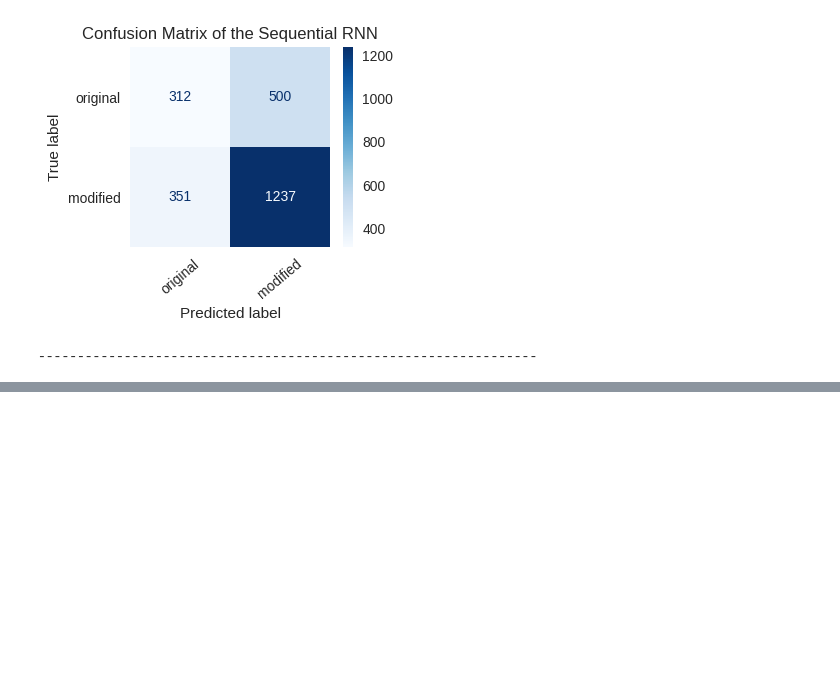
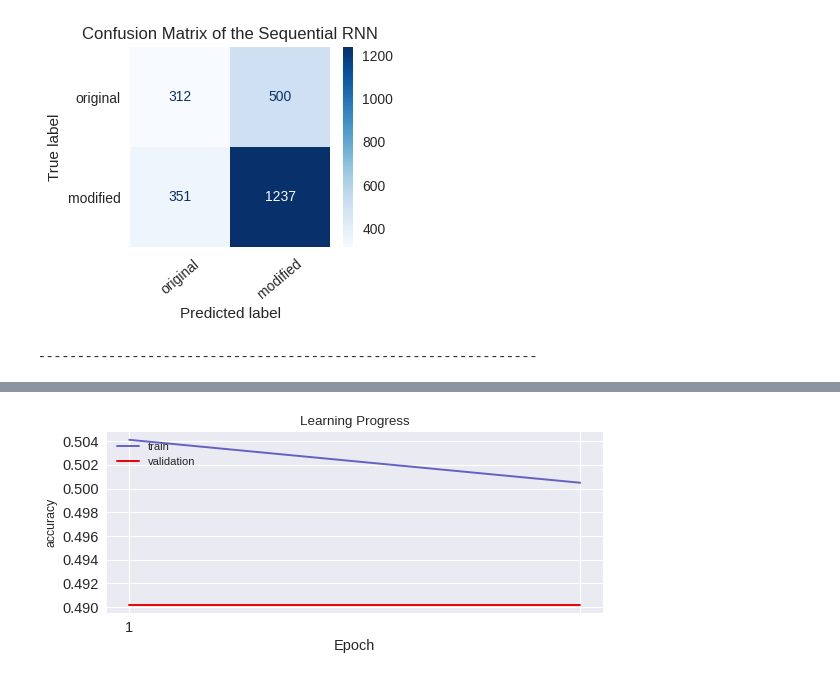
Before and after one commit to dario-x/Deep_Fake_Detection, a Jupyter notebook: main.ipynb, the cells around one changed output, grey strips where cells are left out. Drawn from its saved outputs; the diff is of its cells as text; code cells hidden in the pictures; blank space fills up the shorter version.

```diff
--- a/main.ipynb
+++ b/main.ipynb
@@ -430,0 +446,5 @@ Accuracy Score: 0.65
+# %%
+history = model.fit(trainX, trainY, batch_size=50, epochs=20, validation_split = 0.2,
+                     callbacks=[EarlyStopping(monitor='val_accuracy',min_delta=-0.03)])
+plot_training(history, 'accuracy', 'val_accuracy')
+# %% [output]
@@ -430,0 +455 @@ Accuracy Score: 0.65
+[figure, added]
```
Also changed, not shown: parts of 20 cells of this notebook.
